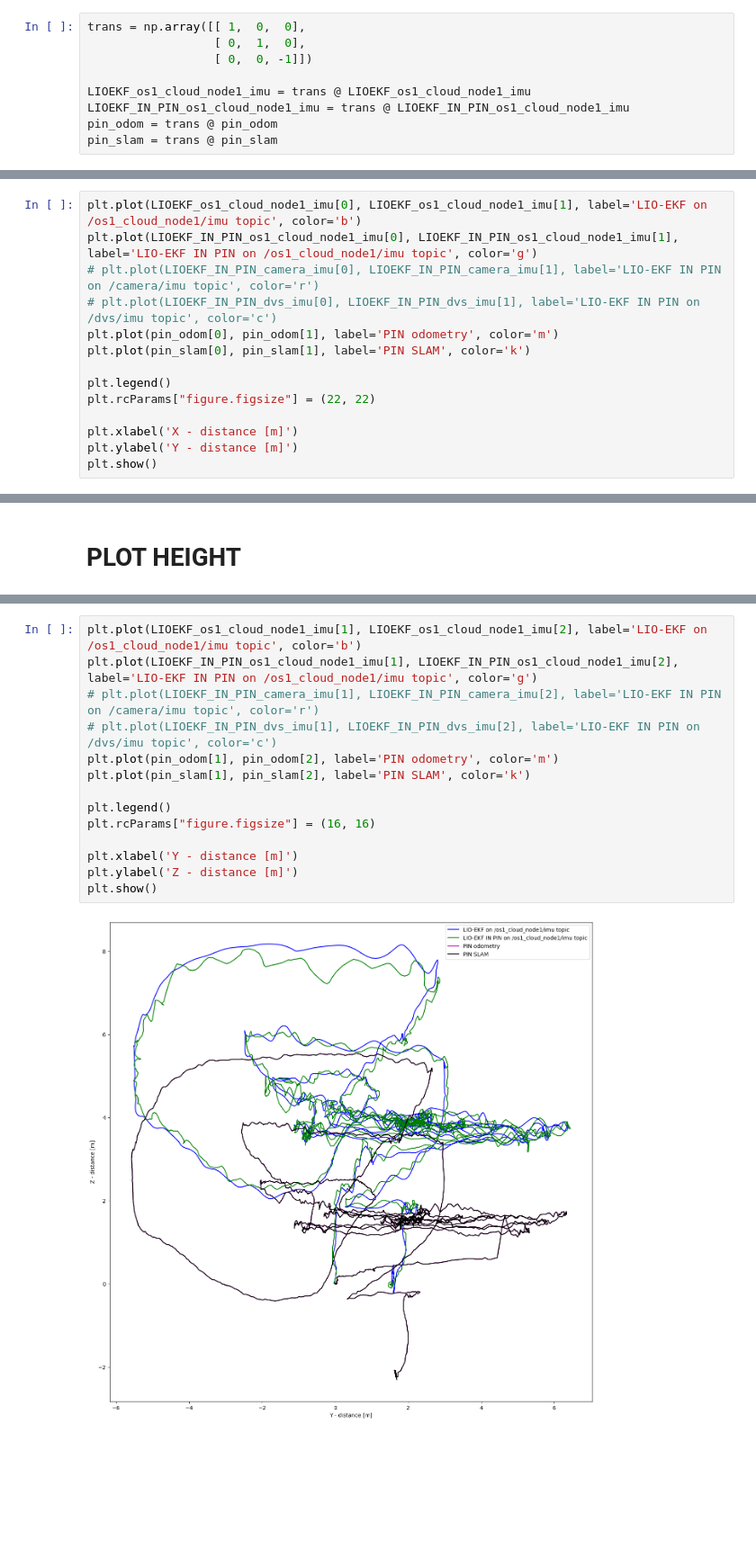
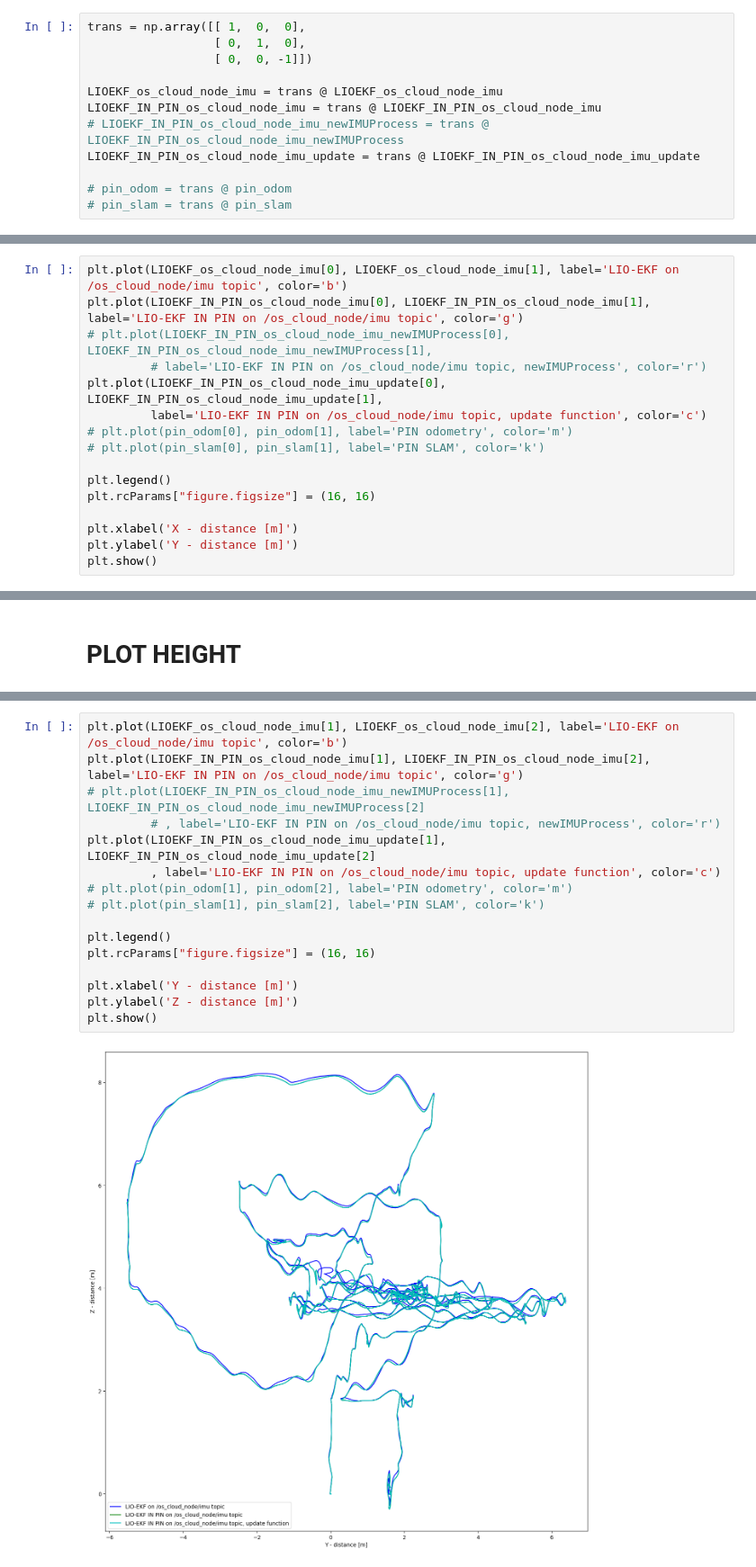
Before and after one commit to ohmohmpr/PINI, a Jupyter notebook: ohm/plot_path/NTU_VIRAL/eee/path_NTU_VIRAL_eee_02.ipynb, the cells around one changed output, grey strips where cells are left out. Shown at 90% size. Drawn from its saved outputs; the diff is of its cells as text; blank space fills up the shorter version.

Commit message:
all written function is same

```diff
--- a/ohm/plot_path/NTU_VIRAL/eee/path_NTU_VIRAL_eee_02.ipynb
+++ b/ohm/plot_path/NTU_VIRAL/eee/path_NTU_VIRAL_eee_02.ipynb
@@ -13,10 +25,13 @@ trans = np.array([[ 1,  0,  0],
                   [ 0,  1,  0],
                   [ 0,  0, -1]])
 
-LIOEKF_os1_cloud_node1_imu = trans @ LIOEKF_os1_cloud_node1_imu
-LIOEKF_IN_PIN_os1_cloud_node1_imu = trans @ LIOEKF_IN_PIN_os1_cloud_node1_imu
-pin_odom = trans @ pin_odom
-pin_slam = trans @ pin_slam
+LIOEKF_os_cloud_node_imu = trans @ LIOEKF_os_cloud_node_imu
+LIOEKF_IN_PIN_os_cloud_node_imu = trans @ LIOEKF_IN_PIN_os_cloud_node_imu
+# LIOEKF_IN_PIN_os_cloud_node_imu_newIMUProcess = trans @ LIOEKF_IN_PIN_os_cloud_node_imu_newIMUProcess
+LIOEKF_IN_PIN_os_cloud_node_imu_update = trans @ LIOEKF_IN_PIN_os_cloud_node_imu_update
+
+# pin_odom = trans @ pin_odom
+# pin_slam = trans @ pin_slam
 # %%
 figure, axis = plt.subplots(3, 2, sharex=True, sharey=True, figsize=(12, 12))
 
@@ -41,13 +56,15 @@ plt.show()
 # %%
-plt.plot(LIOEKF_os1_cloud_node1_imu[0], LIOEKF_os1_cloud_node1_imu[1], label='LIO-EKF on /os1_cloud_node1/imu topic', color='b')
-plt.plot(LIOEKF_IN_PIN_os1_cloud_node1_imu[0], LIOEKF_IN_PIN_os1_cloud_node1_imu[1], label='LIO-EKF IN PIN on /os1_cloud_node1/imu topic', color='g')
-# plt.plot(LIOEKF_IN_PIN_camera_imu[0], LIOEKF_IN_PIN_camera_imu[1], label='LIO-EKF IN PIN on /camera/imu topic', color='r')
-# plt.plot(LIOEKF_IN_PIN_dvs_imu[0], LIOEKF_IN_PIN_dvs_imu[1], label='LIO-EKF IN PIN on /dvs/imu topic', color='c')
-plt.plot(pin_odom[0], pin_odom[1], label='PIN odometry', color='m')
-plt.plot(pin_slam[0], pin_slam[1], label='PIN SLAM', color='k')
+plt.plot(LIOEKF_os_cloud_node_imu[0], LIOEKF_os_cloud_node_imu[1], label='LIO-EKF on /os_cloud_node/imu topic', color='b')
+plt.plot(LIOEKF_IN_PIN_os_cloud_node_imu[0], LIOEKF_IN_PIN_os_cloud_node_imu[1], label='LIO-EKF IN PIN on /os_cloud_node/imu topic', color='g')
+# plt.plot(LIOEKF_IN_PIN_os_cloud_node_imu_newIMUProcess[0], LIOEKF_IN_PIN_os_cloud_node_imu_newIMUProcess[1],
+         # label='LIO-EKF IN PIN on /os_cloud_node/imu topic, newIMUProcess', color='r')
+plt.plot(LIOEKF_IN_PIN_os_cloud_node_imu_update[0], LIOEKF_IN_PIN_os_cloud_node_imu_update[1],
+         label='LIO-EKF IN PIN on /os_cloud_node/imu topic, update function', color='c')
+# plt.plot(pin_odom[0], pin_odom[1], label='PIN odometry', color='m')
+# plt.plot(pin_slam[0], pin_slam[1], label='PIN SLAM', color='k')
 
 plt.legend()
-plt.rcParams["figure.figsize"] = (22, 22)
+plt.rcParams["figure.figsize"] = (16, 16)
 
 plt.xlabel('X - distance [m]')
 plt.ylabel('Y - distance [m]')
@@ -75,16 +94,18 @@ plt.show()
 # %%
-plt.plot(LIOEKF_os1_cloud_node1_imu[1], LIOEKF_os1_cloud_node1_imu[2], label='LIO-EKF on /os1_cloud_node1/imu topic', color='b')
-plt.plot(LIOEKF_IN_PIN_os1_cloud_node1_imu[1], LIOEKF_IN_PIN_os1_cloud_node1_imu[2], label='LIO-EKF IN PIN on /os1_cloud_node1/imu topic', color='g')
-# plt.plot(LIOEKF_IN_PIN_camera_imu[1], LIOEKF_IN_PIN_camera_imu[2], label='LIO-EKF IN PIN on /camera/imu topic', color='r')
-# plt.plot(LIOEKF_IN_PIN_dvs_imu[1], LIOEKF_IN_PIN_dvs_imu[2], label='LIO-EKF IN PIN on /dvs/imu topic', color='c')
-plt.plot(pin_odom[1], pin_odom[2], label='PIN odometry', color='m')
-plt.plot(pin_slam[1], pin_slam[2], label='PIN SLAM', color='k')
+plt.plot(LIOEKF_os_cloud_node_imu[1], LIOEKF_os_cloud_node_imu[2], label='LIO-EKF on /os_cloud_node/imu topic', color='b')
+plt.plot(LIOEKF_IN_PIN_os_cloud_node_imu[1], LIOEKF_IN_PIN_os_cloud_node_imu[2], label='LIO-EKF IN PIN on /os_cloud_node/imu topic', color='g')
+# plt.plot(LIOEKF_IN_PIN_os_cloud_node_imu_newIMUProcess[1], LIOEKF_IN_PIN_os_cloud_node_imu_newIMUProcess[2]
+         # , label='LIO-EKF IN PIN on /os_cloud_node/imu topic, newIMUProcess', color='r')
+plt.plot(LIOEKF_IN_PIN_os_cloud_node_imu_update[1], LIOEKF_IN_PIN_os_cloud_node_imu_update[2]
+         , label='LIO-EKF IN PIN on /os_cloud_node/imu topic, update function', color='c')
+# plt.plot(pin_odom[1], pin_odom[2], label='PIN odometry', color='m')
+# plt.plot(pin_slam[1], pin_slam[2], label='PIN SLAM', color='k')
 
 plt.legend()
 plt.rcParams["figure.figsize"] = (16, 16)
 
 plt.xlabel('Y - distance [m]')
 plt.ylabel('Z - distance [m]')
 plt.show()
 # %% [output]
-[figure, old version]
+[figure, new version]
```
Also changed, not shown: parts of 4 cells of this notebook, 15 other files.
